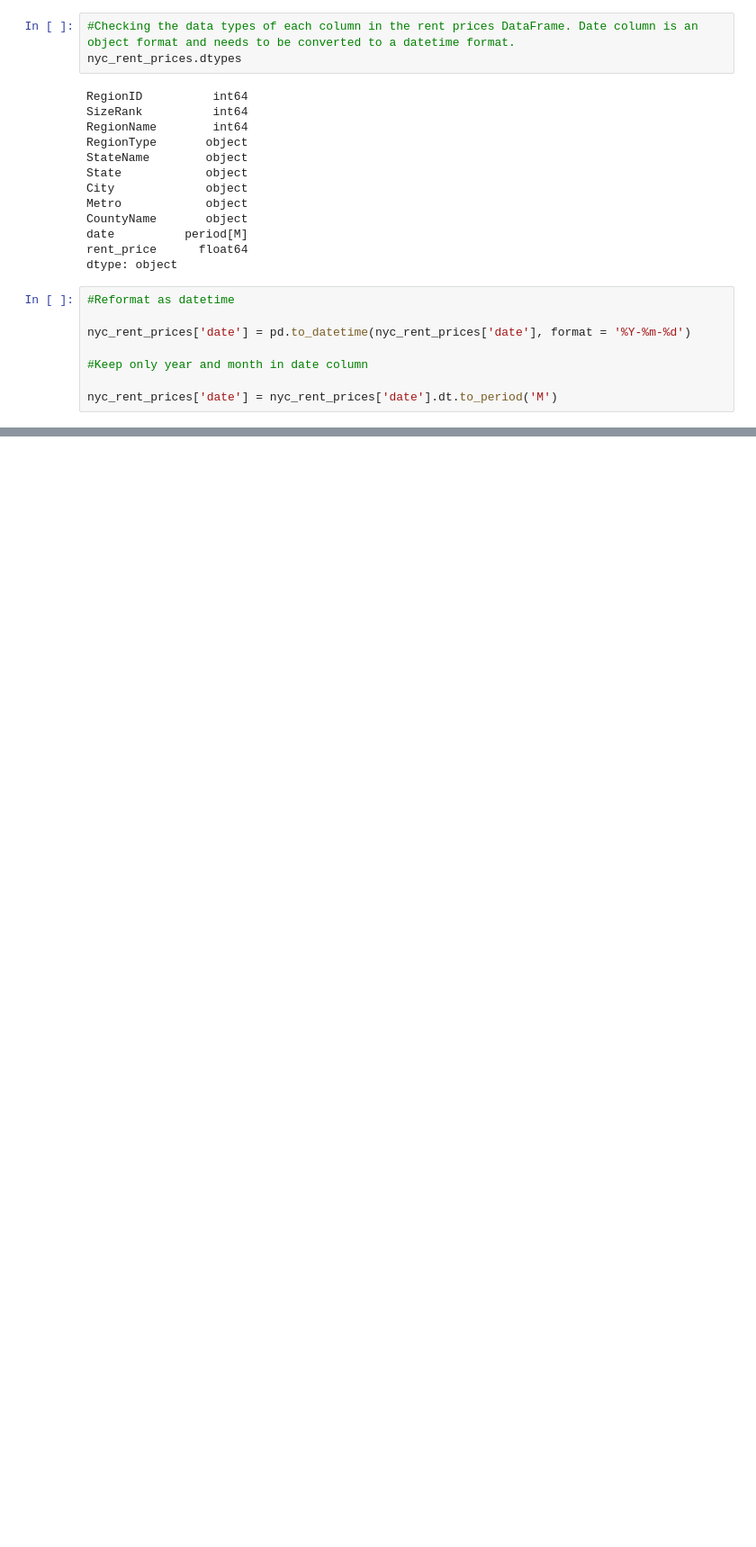
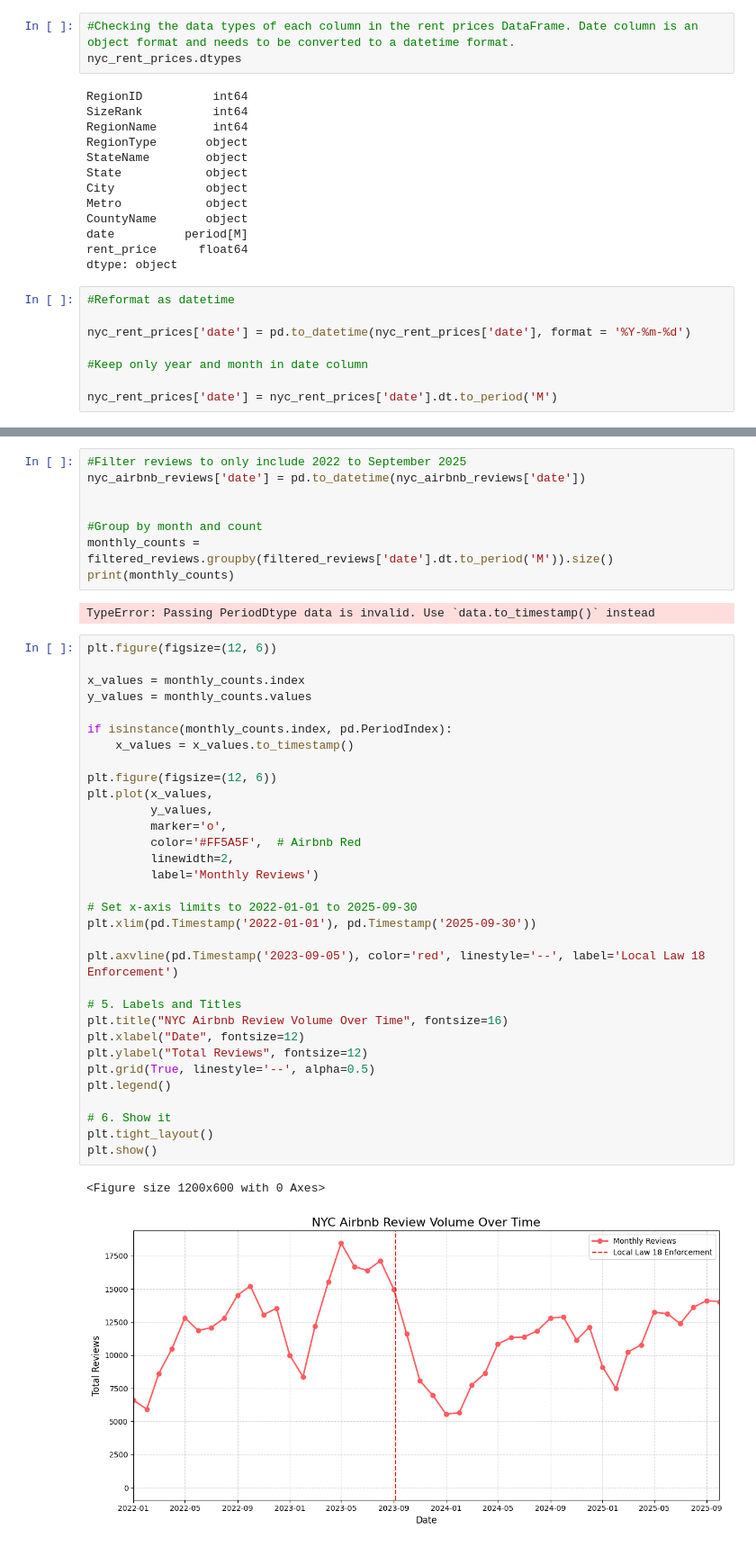
Before and after one commit to JScheble/NYC_AirBnb_Affects, a Jupyter notebook: airbnb_db_init.ipynb, the cells around one changed output, grey strips where cells are left out. Shown: that part at 90% size. Cells and saved outputs as stored; diff of their text form; blank space fills up the shorter version.

```diff
--- a/airbnb_db_init.ipynb
+++ b/airbnb_db_init.ipynb
@@ -58,0 +65,45 @@ Index(['RegionID', 'SizeRank', 'RegionName', 'RegionType', 'StateName',
+# %%
+#Filter reviews to only include 2022 to September 2025
+nyc_airbnb_reviews['date'] = pd.to_datetime(nyc_airbnb_reviews['date'])
+
+
+#Group by month and count
+monthly_counts = filtered_reviews.groupby(filtered_reviews['date'].dt.to_period('M')).size()
+print(monthly_counts)
+# %% [output]
+TypeError: Passing PeriodDtype data is invalid. Use `data.to_timestamp()` instead
+# %%
+plt.figure(figsize=(12, 6))
+
+x_values = monthly_counts.index
+y_values = monthly_counts.values
+
+if isinstance(monthly_counts.index, pd.PeriodIndex):
+    x_values = x_values.to_timestamp()
+
+plt.figure(figsize=(12, 6))
+plt.plot(x_values,
+         y_values,
+         marker='o',
+         color='#FF5A5F',  # Airbnb Red
+         linewidth=2,
+         label='Monthly Reviews')
+
+# Set x-axis limits to 2022-01-01 to 2025-09-30
+plt.xlim(pd.Timestamp('2022-01-01'), pd.Timestamp('2025-09-30'))
+
+plt.axvline(pd.Timestamp('2023-09-05'), color='red', linestyle='--', label='Local Law 18 Enforcement')
+
+# 5. Labels and Titles
+plt.title("NYC Airbnb Review Volume Over Time", fontsize=16)
+plt.xlabel("Date", fontsize=12)
+plt.ylabel("Total Reviews", fontsize=12)
+plt.grid(True, linestyle='--', alpha=0.5)
+plt.legend()
+
+# 6. Show it
+plt.tight_layout()
+plt.show()
+# %% [output]
+<Figure size 1200x600 with 0 Axes>
+[figure, added]
```
Also changed, not shown: parts of 10 cells of this notebook, 14 other files.
